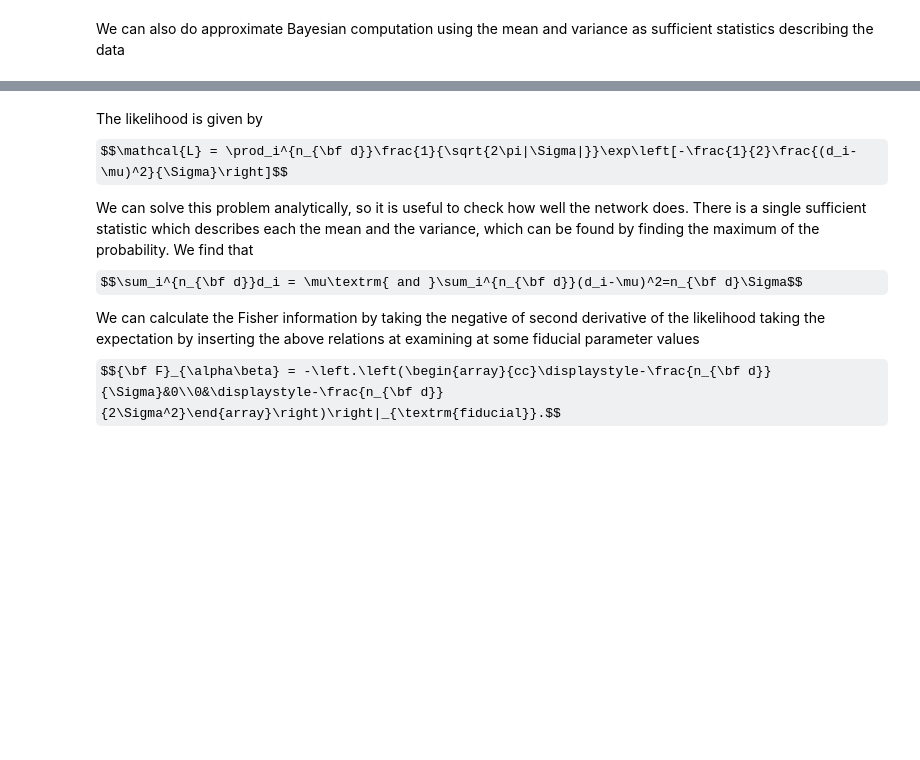
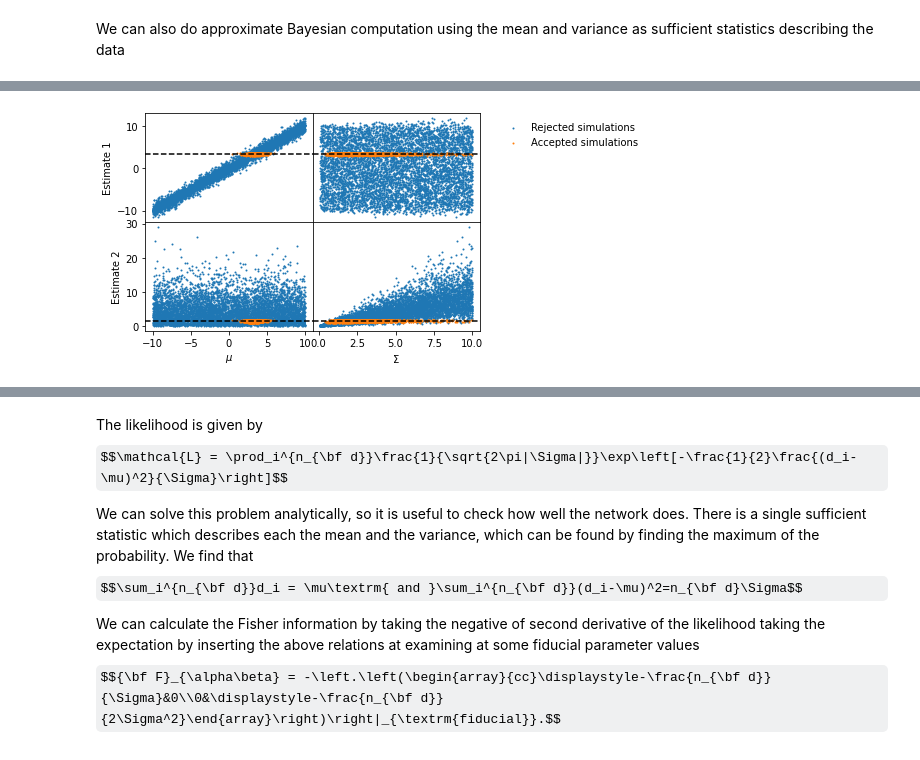
Before and after one commit to tlmakinen/imnn, a Jupyter notebook: examples/IMNN with data in memory.ipynb, the cells around one changed output, grey strips where cells are left out. Saved outputs shown, nothing was run; the diff lists cells and outputs as text; code cells hidden in the pictures; some formulas as TeX source; blank space fills up the shorter version.

```diff
--- a/examples/IMNN with data in memory.ipynb
+++ b/examples/IMNN with data in memory.ipynb
@@ -134,0 +163,4 @@ ABC(10000);
+# %%
+ABC.scatter_plot(axes="parameter_estimate", rejected=0.01);
+# %% [output]
+[figure, added]
```
Also changed, not shown: parts of 13 cells of this notebook, 3 other files.
